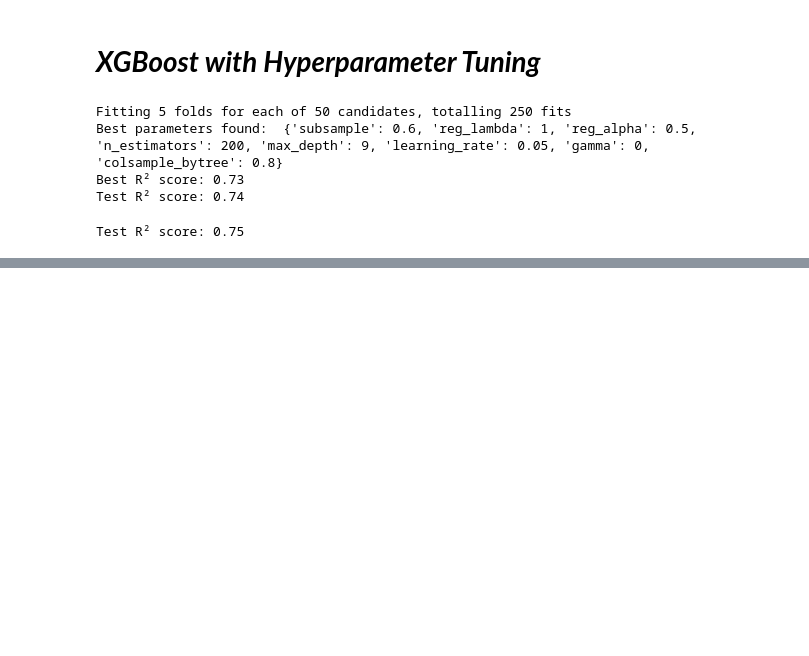
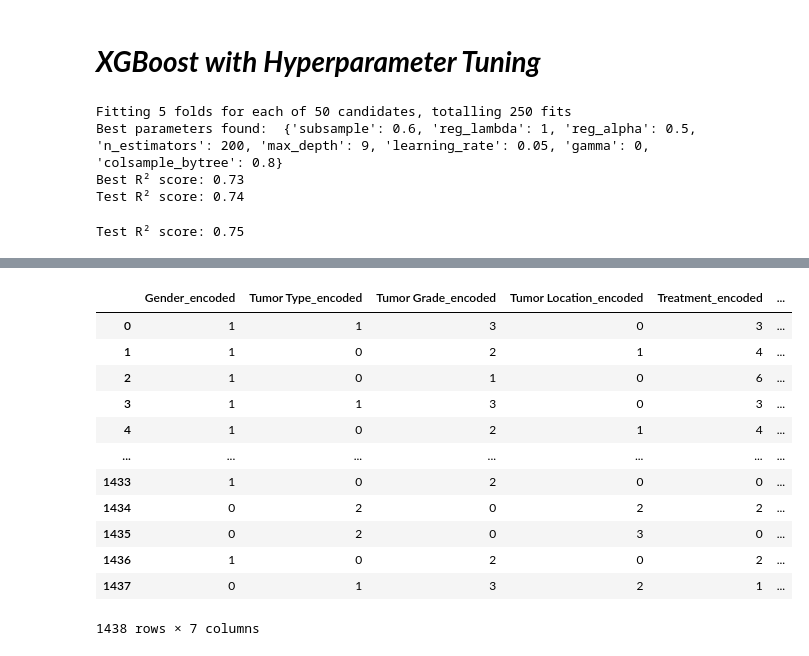
Before and after one commit to rudr19/Brain-Tumor-Survival-Time-Prediction, a Jupyter notebook: brain_tumor.ipynb, the cells around one changed output, grey strips where cells are left out. Drawn from its saved outputs; the diff is of its cells as text; code cells hidden in the pictures; blank space fills up the shorter version.

```diff
--- a/brain_tumor.ipynb
+++ b/brain_tumor.ipynb
@@ -505,0 +536,24 @@ Test R² score: 0.75
+# %%
+from sklearn.preprocessing import LabelEncoder
+label_encoder = LabelEncoder()
+df3=df2[['Gender', 'Tumor Type', 'Tumor Grade',
+       'Tumor Location', 'Treatment', 'Treatment Outcome','Recurrence Site']]
+encoded_df=pd.DataFrame()
+for column in df3.columns:
+    encoded_df[column + '_encoded'] = label_encoder.fit_transform(df3[column])
+# %%
+encoded_df
+# %% [output]
+|  | Gender_encoded | Tumor Type_encoded | Tumor Grade_encoded | Tumor Location_encoded | Treatment_encoded | ... |
+| 0 | 1 | 1 | 3 | 0 | 3 | ... |
+| 1 | 1 | 0 | 2 | 1 | 4 | ... |
+| 2 | 1 | 0 | 1 | 0 | 6 | ... |
+| 3 | 1 | 1 | 3 | 0 | 3 | ... |
+| 4 | 1 | 0 | 2 | 1 | 4 | ... |
+| ... | ... | ... | ... | ... | ... | ... |
+| 1433 | 1 | 0 | 2 | 0 | 0 | ... |
+| 1434 | 0 | 2 | 0 | 2 | 2 | ... |
+| 1435 | 0 | 2 | 0 | 3 | 0 | ... |
+| 1436 | 1 | 0 | 2 | 0 | 2 | ... |
+| 1437 | 0 | 1 | 3 | 2 | 1 | ... |
+1438 rows × 7 columns
```
Also changed, not shown: parts of 19 cells of this notebook.
